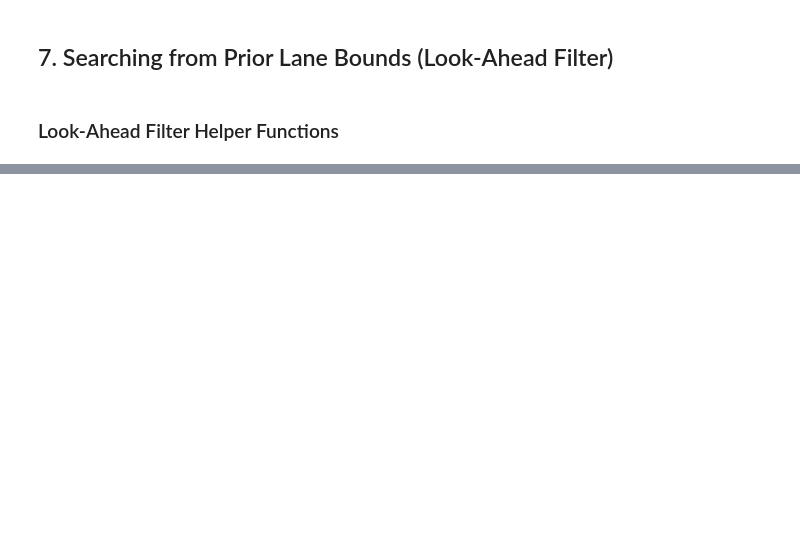
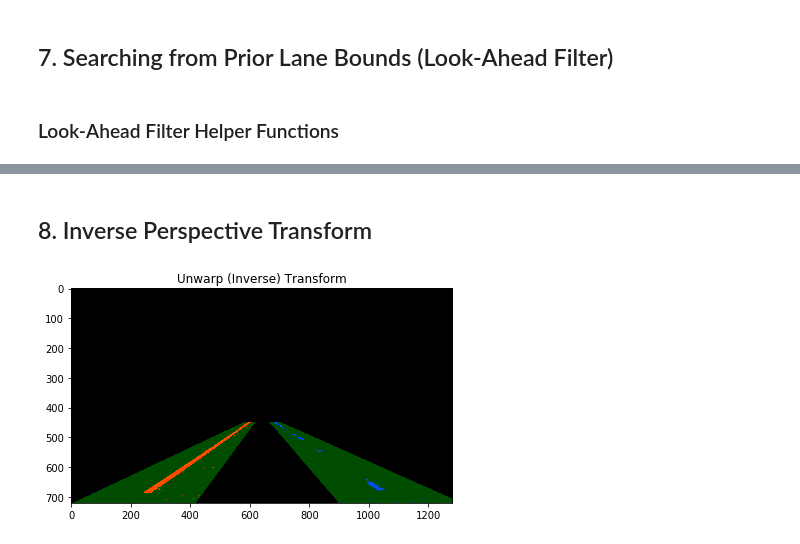
Before and after one commit to rezarajan/sdc-advanced-lane-lines, a Jupyter notebook: P2.ipynb, the cells around one changed output, grey strips where cells are left out. Saved outputs shown, nothing was run; the diff lists cells and outputs as text; code cells hidden in the pictures; blank space fills up the shorter version.

```diff
--- a/P2.ipynb
+++ b/P2.ipynb
@@ -598,0 +608,9 @@ plt.tight_layout();
+# %% [markdown]
+## 8. Inverse Perspective Transform
+# %%
+unwarp_binary = warp(out_img, inverse=True)
+plt.title('Unwarp (Inverse) Transform')
+plt.imshow(unwarp_binary, cmap='gray')
+plt.tight_layout();
+# %% [output]
+[figure, added]
```
Also changed, not shown: parts of 8 cells of this notebook.
